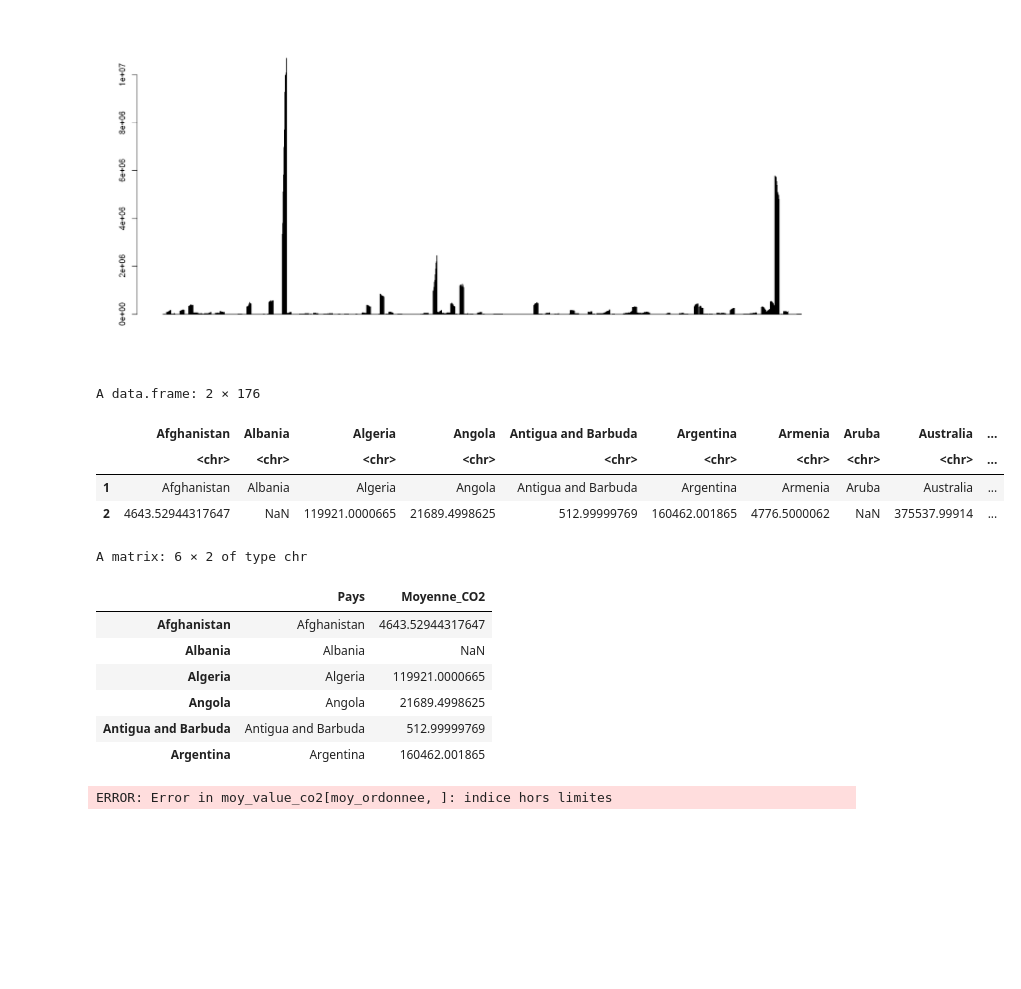
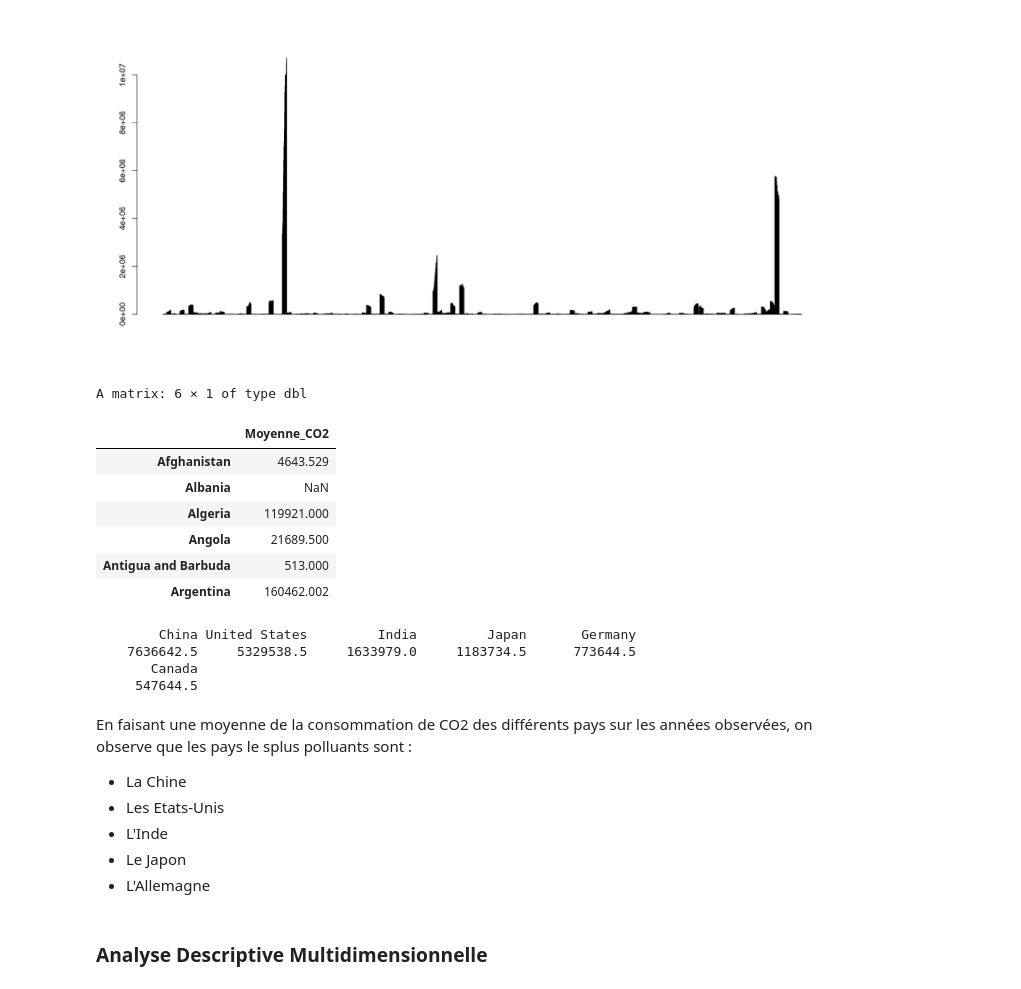
Before and after one commit to PaolaDeTruchis/MachineLearning, a Jupyter notebook: Projet_ML_R.ipynb, the cells around one changed output. Drawn from its saved outputs; the diff is of its cells as text; code cells hidden in the pictures; blank space fills up the shorter version.

```diff
--- a/Projet_ML_R.ipynb
+++ b/Projet_ML_R.ipynb
@@ -170,0 +161,6 @@ A data.frame: 6 × 21
+# %%
+# On regarde le nombre de na par ligne (on veut suppr les lignes où y'a des na pour en avoir aucune)
+data4 = na.omit(data2)
+# on renomme nos variables car les noms sont trop longs.
+colnames(data4) <- c("Entity","Year","Access_to_elec","Access_to_fuels","Renewable_energy_share","Elec_from_fossils","Elec_from_nuclear","Elec_from_renewables","Low_carbon_elec","Prim_energy_cons","Energy_intensity_level","Value_CO2","Gdp_growth","Gdp_capita","Density","Land_area","Latitude","Longitude")
+str(data4) # on a bien 2868 lignes et nos noms de variables ont bien été modifiés
@@ -229,0 +257,20 @@ boxplot(data4[,c(6:8)]) # boxplot electricity : on n'y voit rien : trop de outli
+# %%
+l = list()
+Var_names = names(data4[,1:16])
+
+for (i in Var_names){
+    # on n'affiche que l'histogramme des variables quantitatives
+    if (is.numeric(data4[[i]])) {
+        L_var <- paste("L_",i,sep="")
+        if (all(data4[[i]]>0)) { # je verifie juste qu'elles sont toutes positives
+            data4[,L_var] <- log(data4[,i])
+        } else {
+            print(i)
+            data4[,L_var] <- log(data4[,i]+1)
+        }
+        data_copy <- data4[[L_var]] # on créé une copie des données à chaque itération
+        l[[i]] <- ggplot(data.frame(x=data_copy),aes(x=x)) + geom_histogram() +labs(title=L_var)
+    }
+}
+
+grid.arrange(grobs=l)
@@ -455,12 +488,6 @@ options(repr.plot.width = 15, repr.plot.height = 7)
 
 boxplot(data4[,12])
 barplot(data4[,12])
-
-moy_value_co2 = list()
-
-for (i in 1:176) {
-
-}
 # %% [output]
 [figure]
 [figure]
@@ -470,50 +497,57 @@ nb_annee_pays = list()
 j=1
 
 for (i in levels(data4[,1])) {
     nb_annee_pays[[j]] = sum(grepl(i, data4$Entity))
     j=j+1
 }
 
 moy_value_co2 = list()
 
 No = 1
 
-for (j in levels(data4[,1])) {
+for (j in levels(data4[["Entity"]])) {
     data_sub = subset(data4, data4$Entity==j)
-    moy_value_co2[[No]] = c(j, sum(data_sub[,12])/nb_annee_pays[[No]])
+    # moy_value_co2[[No]] = c(j, sum(data_sub[,12])/nb_annee_pays[[No]])
+    moy_value_co2[[No]] = sum(data_sub[,12])/nb_annee_pays[[No]]
     No = No+1
 }
 
 moy_value_co2 = data.frame(moy_value_co2)
 
-colnames(moy_value_co2) = levels(data4[,1])
+colnames(moy_value_co2) = levels(data4[["Entity"]])
 
-head(moy_value_co2)
+# head(moy_value_co2)
 
 # order(moy_value_co2)
 
 moy_value_co2 = t(moy_value_co2)
 
-colnames(moy_value_co2) = c("Pays", "Moyenne_CO2")
-
+colnames(moy_value_co2) = c("Moyenne_CO2")
 
 head(moy_value_co2)
 
 moy_ordonnee = order(moy_value_co2, decreasing=TRUE)
 
 head(moy_value_co2[moy_ordonnee,])
 # %% [output]
-A data.frame: 2 × 176
+A matrix: 6 × 1 of type dbl
-|  | Afghanistan | Albania | Algeria | Angola | Antigua and Barbuda | Argentina | Armenia | Aruba | Australia | ... |
-|  | <chr> | <chr> | <chr> | <chr> | <chr> | <chr> | <chr> | <chr> | <chr> | ... |
-| 1 | Afghanistan | Albania | Algeria | Angola | Antigua and Barbuda | Argentina | Armenia | Aruba | Australia | ... |
-| 2 | 4643.52944317647 | NaN | 119921.0000665 | 21689.4998625 | 512.99999769 | 160462.001865 | 4776.5000062 | NaN | 375537.99914 | ... |
+|  | Moyenne_CO2 |
+| Afghanistan | 4643.529 |
+| Albania | NaN |
+| Algeria | 119921.000 |
+| Angola | 21689.500 |
+| Antigua and Barbuda | 513.000 |
+| Argentina | 160462.002 |
-A matrix: 6 × 2 of type chr
+        China United States         India         Japan       Germany
+    7636642.5     5329538.5     1633979.0     1183734.5      773644.5
+       Canada
+     547644.5
-|  | Pays | Moyenne_CO2 |
-| Afghanistan | Afghanistan | 4643.52944317647 |
-| Albania | Albania | NaN |
-| Algeria | Algeria | 119921.0000665 |
-| Angola | Angola | 21689.4998625 |
-| Antigua and Barbuda | Antigua and Barbuda | 512.99999769 |
-| Argentina | Argentina | 160462.001865 |
-ERROR: Error in moy_value_co2[moy_ordonnee, ]: indice hors limites
+# %% [markdown]
+En faisant une moyenne de la consommation de CO2 des différents pays sur les années observées, on observe que les pays le splus polluants sont :
+- La Chine
+- Les Etats-Unis
+- L'Inde
+- Le Japon
+- L'Allemagne
+# %% [markdown]
+### Analyse Descriptive Multidimensionnelle
```
Also changed, not shown: parts of 33 cells of this notebook.
